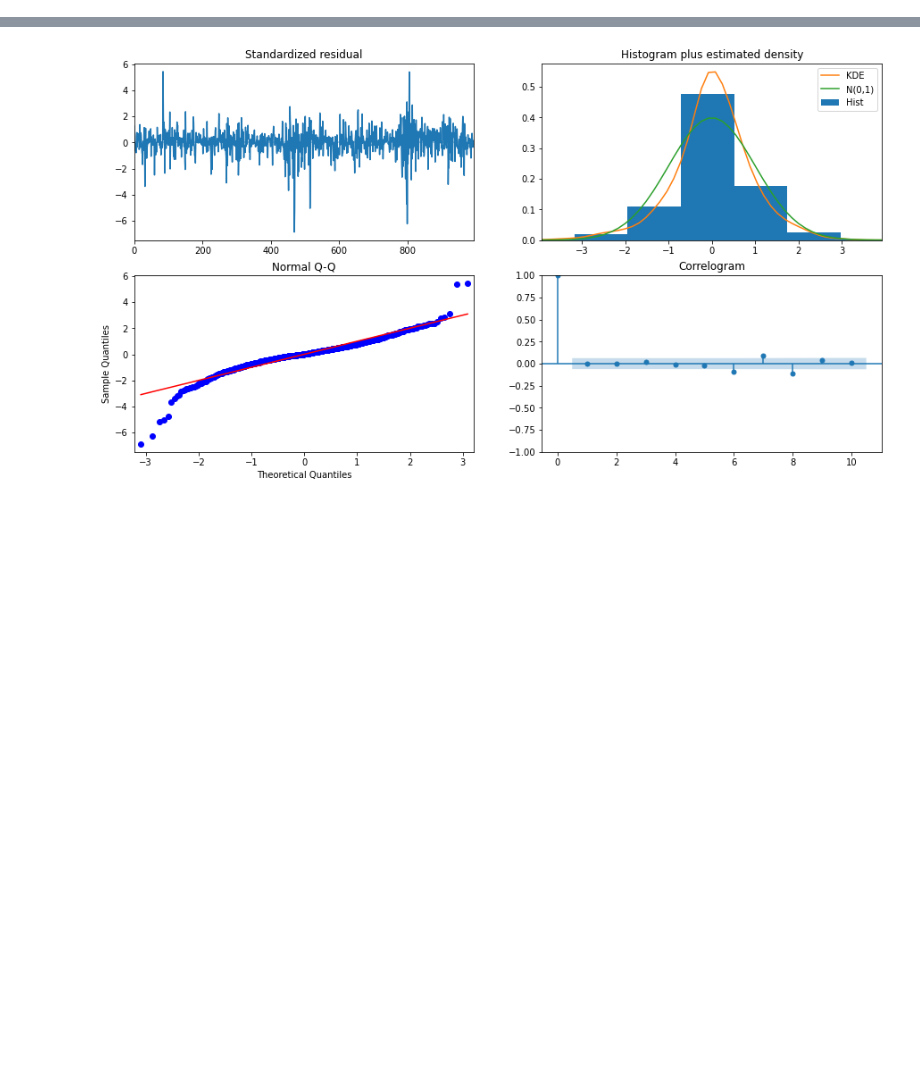
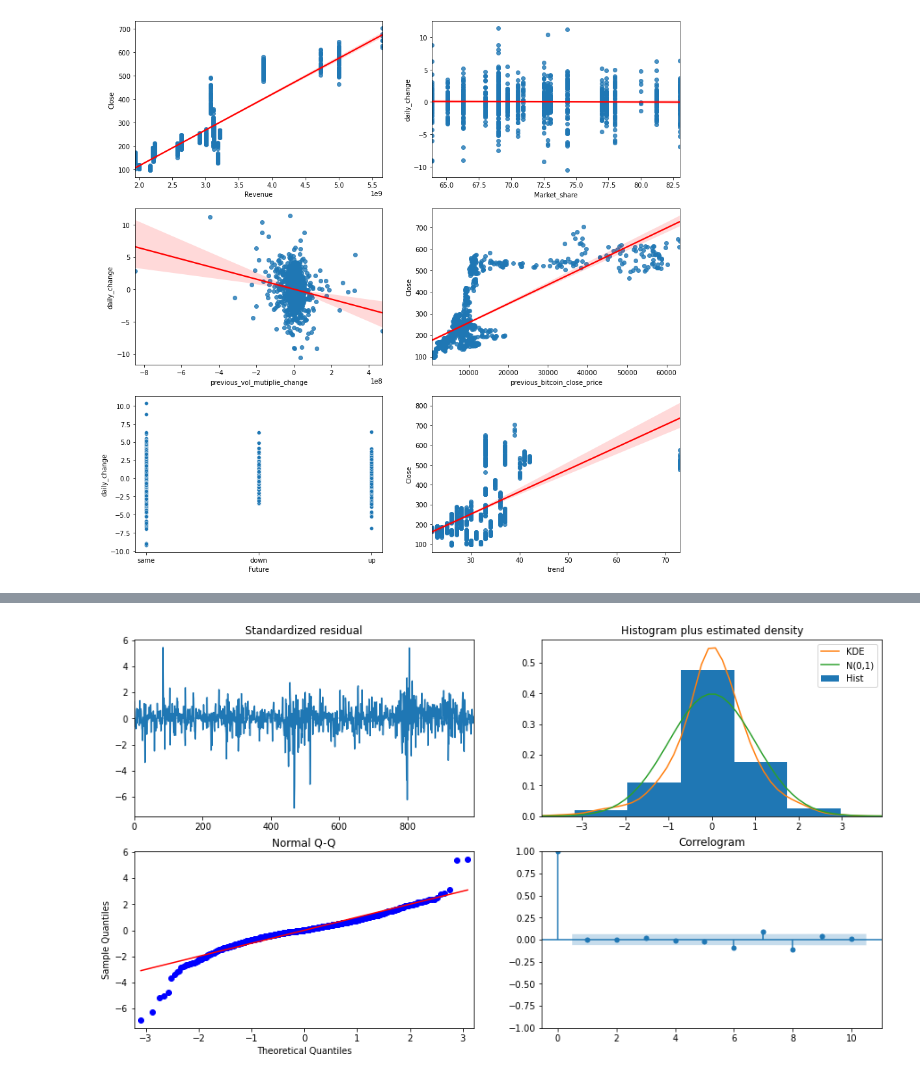
Before and after one commit to jayce7376/Nvidia_Stock_Prediction, a Jupyter notebook: notebook.ipynb, the cells around one changed output, grey strips where cells are left out. Cells and saved outputs as stored; diff of their text form; code cells hidden in the pictures; blank space fills up the shorter version.

```diff
--- a/notebook.ipynb
+++ b/notebook.ipynb
@@ -217,0 +167,20 @@ Warnings:
+# %%
+# create regression plots to check the relationship between price and other variables
+fig, axes = plt.subplots(3, 2, figsize=(15,15))
+ax1 = axes[0][0]
+ax2 = axes[0][1]
+ax3 = axes[1][0]
+ax4 = axes[1][1]
+ax5 = axes[2][0]
+ax6 = axes[2][1]
+X = nvidia.drop('Close', axis = 1)
+y = nvidia['Close']
+sns.regplot(x=X['Revenue'], y=y, line_kws={"color": "red"}, ax=ax1)
+sns.regplot(x=X['Market_share'], y=X['daily_change'], line_kws={"color": "red"}, ax=ax2)
+sns.regplot(x=X['previous_vol_mutiplie_change'], y=X['daily_change'], line_kws={"color": "red"}, ax=ax3)
+sns.regplot(x=X['previous_bitcoin_close_price'], y=y, line_kws={"color": "red"}, ax=ax4)
+sns.scatterplot(x=X['Future'], y=X['daily_change'], ax=ax5)
+sns.regplot(x=X['trend'], y=y, line_kws={"color": "red"}, ax=ax6)
+fig.savefig('./images/close_variables_relationship.png')
+# %% [output]
+[figure, added]
```
Also changed, not shown: parts of 52 cells of this notebook, 8 other files.
